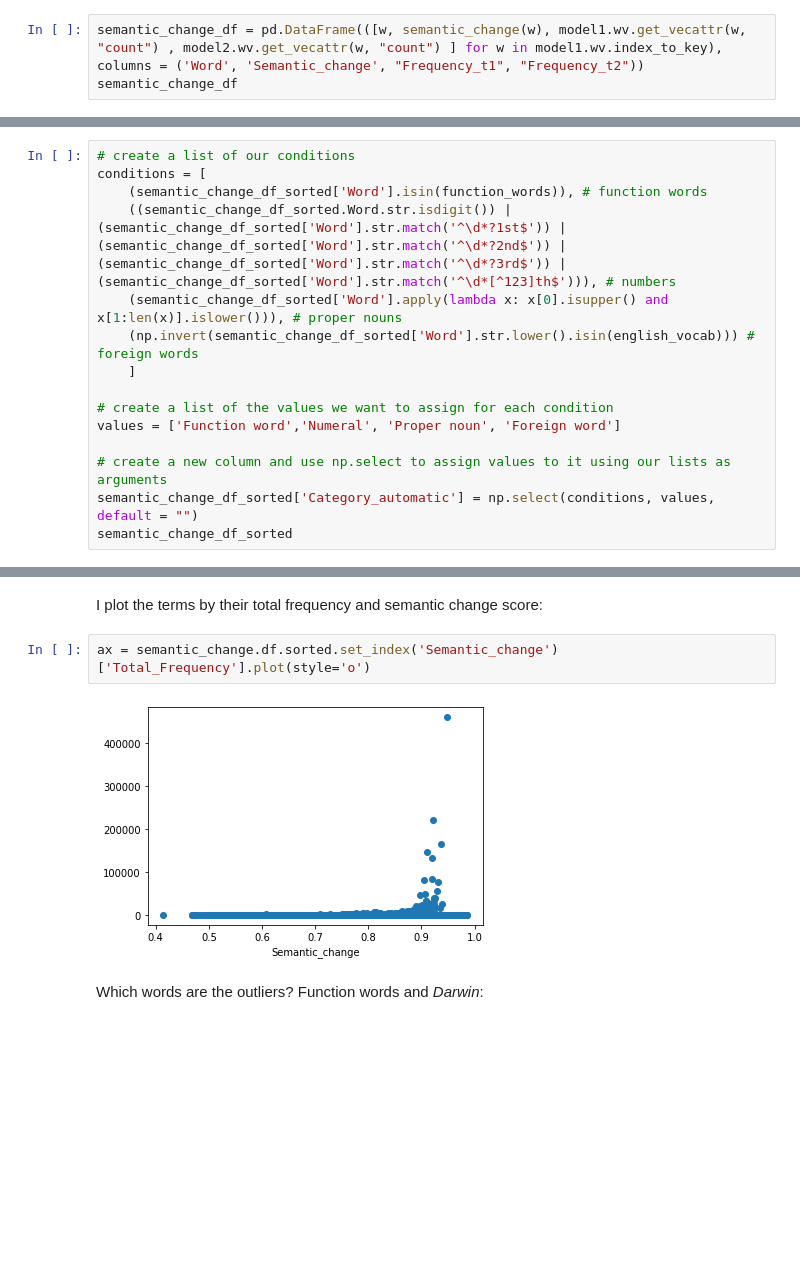
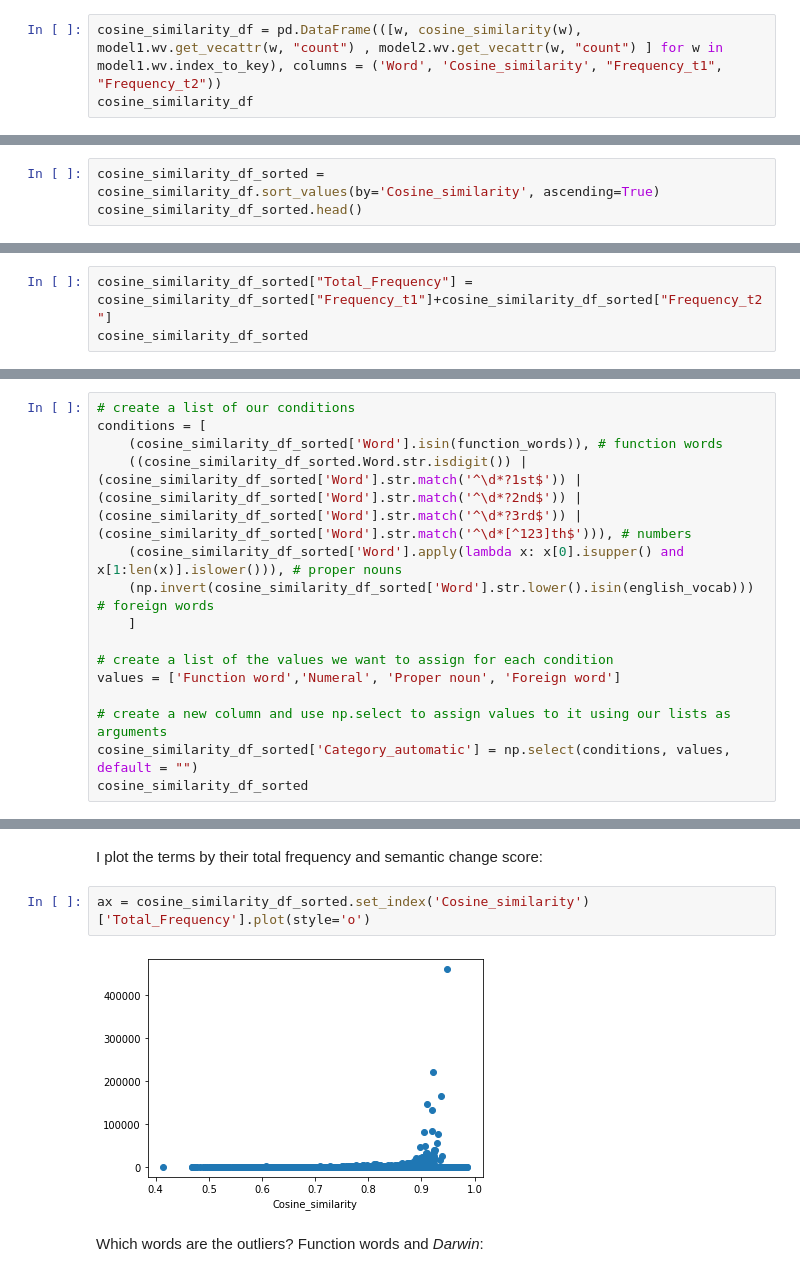
Before and after one commit to BarbaraMcG/darwin-semantic-change, a Jupyter notebook: Semantic_change_Darwin_BMcG.ipynb, the cells around one changed output, grey strips where cells are left out. Saved outputs shown, nothing was run; the diff lists cells and outputs as text; blank space fills up the shorter version.

```diff
--- a/Semantic_change_Darwin_BMcG.ipynb
+++ b/Semantic_change_Darwin_BMcG.ipynb
@@ -1037,4 +1124,4 @@ Now I calculate the semantic change for all words in the vocabulary, and store t
 # %%
-semantic_change_df = pd.DataFrame(([w, semantic_change(w), model1.wv.get_vecattr(w, "count") , model2.wv.get_vecattr(w, "count") ] for w in model1.wv.index_to_key), columns = ('Word', 'Semantic_change', "Frequency_t1", "Frequency_t2"))
-semantic_change_df
+cosine_similarity_df = pd.DataFrame(([w, cosine_similarity(w), model1.wv.get_vecattr(w, "count") , model2.wv.get_vecattr(w, "count") ] for w in model1.wv.index_to_key), columns = ('Word', 'Cosine_similarity', "Frequency_t1", "Frequency_t2"))
+cosine_similarity_df
 # %% [output]
@@ -1071,0 +1149,3 @@ semantic_change_df_sorted.head()
+# %%
+cosine_similarity_df_sorted = cosine_similarity_df.sort_values(by='Cosine_similarity', ascending=True)
+cosine_similarity_df_sorted.head()
@@ -1090,0 +1161,3 @@ semantic_change_df_sorted
+# %%
+cosine_similarity_df_sorted["Total_Frequency"] = cosine_similarity_df_sorted["Frequency_t1"]+cosine_similarity_df_sorted["Frequency_t2"]
+cosine_similarity_df_sorted
@@ -1109,16 +1196,16 @@ len(english_vocab)
 # %%
 # create a list of our conditions
 conditions = [
-    (semantic_change_df_sorted['Word'].isin(function_words)), # function words
-    ((semantic_change_df_sorted.Word.str.isdigit()) | (semantic_change_df_sorted['Word'].str.match('^\d*?1st$')) | (semantic_change_df_sorted['Word'].str.match('^\d*?2nd$')) | (semantic_change_df_sorted['Word'].str.match('^\d*?3rd$')) | (semantic_change_df_sorted['Word'].str.match('^\d*[^123]th$'))), # numbers
-    (semantic_change_df_sorted['Word'].apply(lambda x: x[0].isupper() and x[1:len(x)].islower())), # proper nouns
-    (np.invert(semantic_change_df_sorted['Word'].str.lower().isin(english_vocab))) # foreign words
+    (cosine_similarity_df_sorted['Word'].isin(function_words)), # function words
+    ((cosine_similarity_df_sorted.Word.str.isdigit()) | (cosine_similarity_df_sorted['Word'].str.match('^\d*?1st$')) | (cosine_similarity_df_sorted['Word'].str.match('^\d*?2nd$')) | (cosine_similarity_df_sorted['Word'].str.match('^\d*?3rd$')) | (cosine_similarity_df_sorted['Word'].str.match('^\d*[^123]th$'))), # numbers
+    (cosine_similarity_df_sorted['Word'].apply(lambda x: x[0].isupper() and x[1:len(x)].islower())), # proper nouns
+    (np.invert(cosine_similarity_df_sorted['Word'].str.lower().isin(english_vocab))) # foreign words
     ]
 
 # create a list of the values we want to assign for each condition
 values = ['Function word','Numeral', 'Proper noun', 'Foreign word']
 
 # create a new column and use np.select to assign values to it using our lists as arguments
-semantic_change_df_sorted['Category_automatic'] = np.select(conditions, values, default = "")
-semantic_change_df_sorted
+cosine_similarity_df_sorted['Category_automatic'] = np.select(conditions, values, default = "")
+cosine_similarity_df_sorted
 # %% [output]
@@ -1179,9 +1255,9 @@ semantic_change_df_sorted.head(100)
 # %% [markdown]
 I plot the terms by their total frequency and semantic change score:
 # %%
-ax = semantic_change.df.sorted.set_index('Semantic_change')['Total_Frequency'].plot(style='o')
+ax = cosine_similarity_df_sorted.set_index('Cosine_similarity')['Total_Frequency'].plot(style='o')
 # %% [output]
-[figure, old version]
+[figure, new version]
 # %% [markdown]
 Which words are the outliers? Function words and *Darwin*:
 # %%
```
Also changed, not shown: parts of 146 cells of this notebook.
